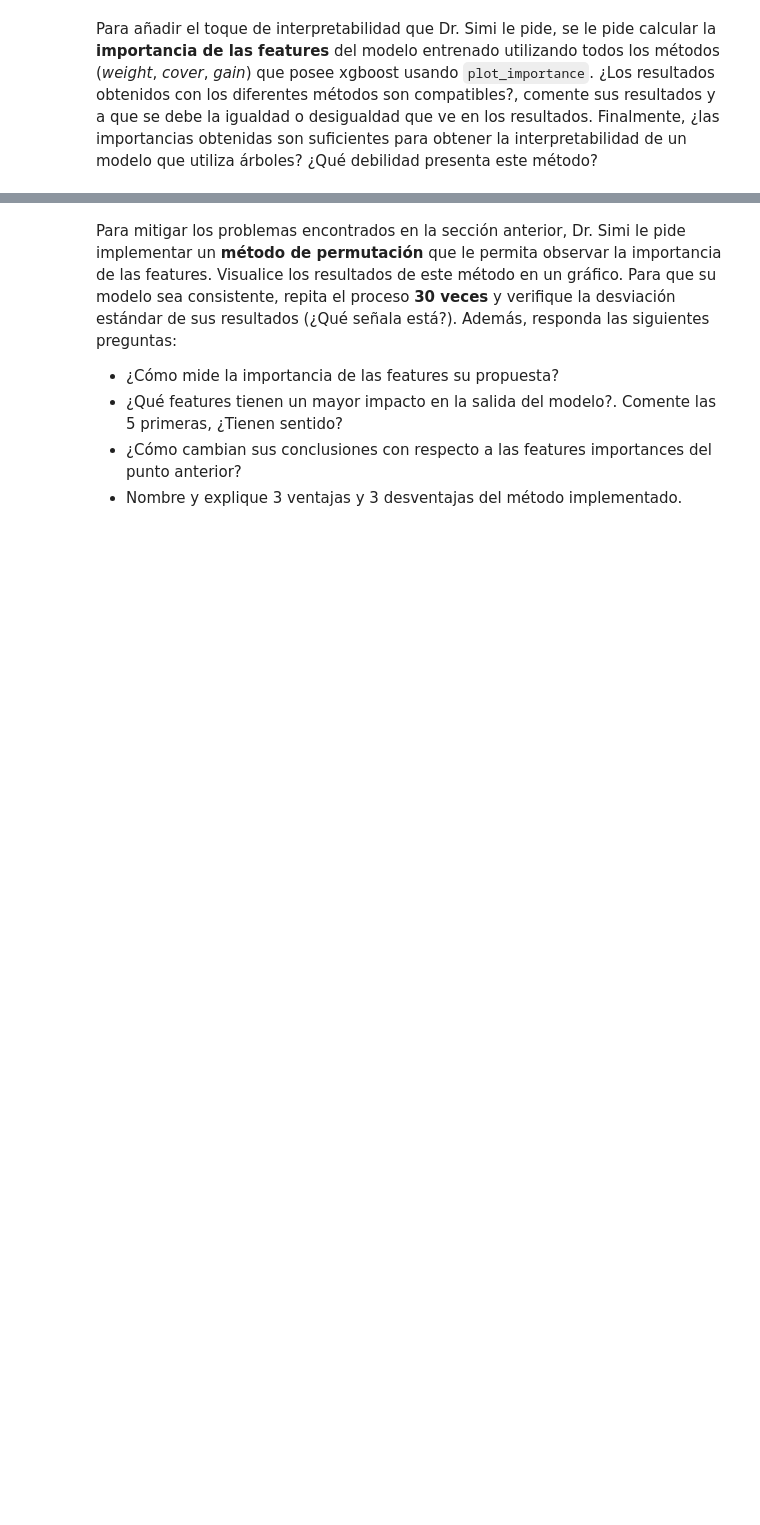
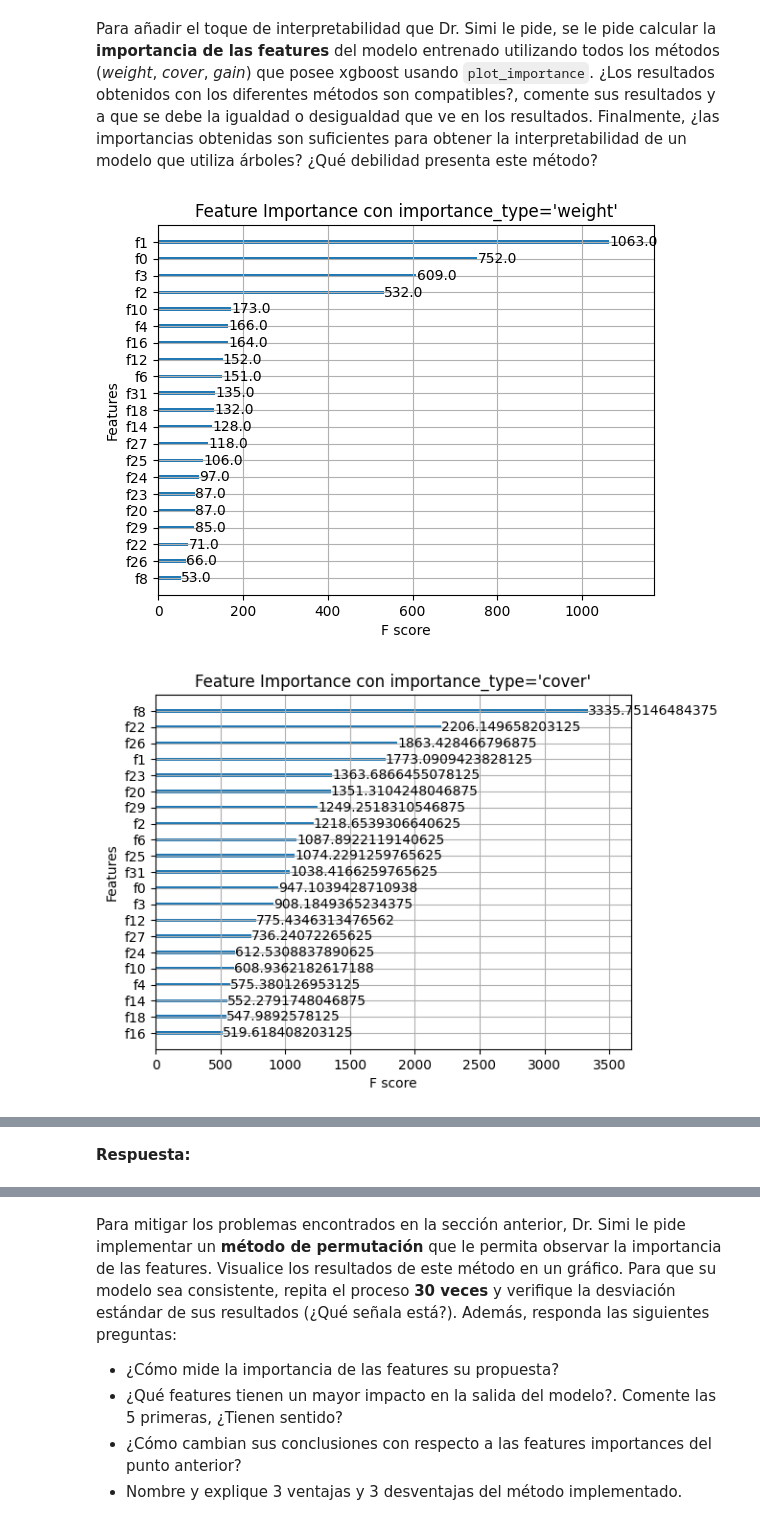
Before and after one commit to Zerzer0/MDS7202, a Jupyter notebook: Laboratorios/Laboratorio_10/Laboratorio10_Enunciado.ipynb, the cells around one changed output, grey strips where cells are left out. Cells and saved outputs as stored; diff of their text form; code cells hidden in the pictures; blank space fills up the shorter version.

```diff
--- a/Laboratorios/Laboratorio_10/Laboratorio10_Enunciado.ipynb
+++ b/Laboratorios/Laboratorio_10/Laboratorio10_Enunciado.ipynb
@@ -103,0 +220,15 @@ Para añadir el toque de interpretabilidad que Dr. Simi le pide, se le pide calc
+# %%
+import matplotlib.pyplot as plt
+from xgboost import plot_importance
+
+plot_importance(pipeline.named_steps['classifier'], importance_type='weight', title="Feature Importance con importance_type='weight'")
+plt.show()
+
+plot_importance(pipeline.named_steps['classifier'], importance_type='cover', title="Feature Importance con importance_type='cover'")
+plt.show()
+
+plot_importance(pipeline.named_steps['classifier'], importance_type='gain', title="Feature Importance con importance_type='gain'")
+plt.show()
+# %% [output]
+[figure, added]
+[figure, added]
@@ -104,3 +236,5 @@ Para añadir el toque de interpretabilidad que Dr. Simi le pide, se le pide calc
+# %% [markdown]
+**Respuesta:**
 # %% [markdown]
 ## 4. Métodos Agnósticos Globales (1.0 puntos)
 
```
Also changed, not shown: parts of 15 cells of this notebook.
